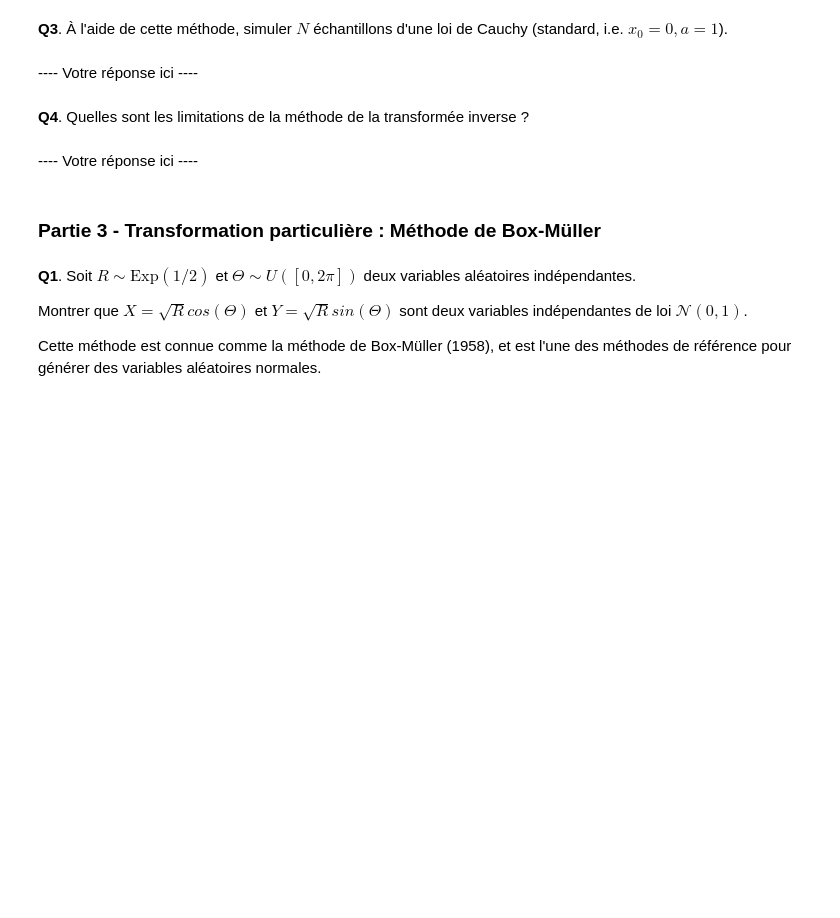
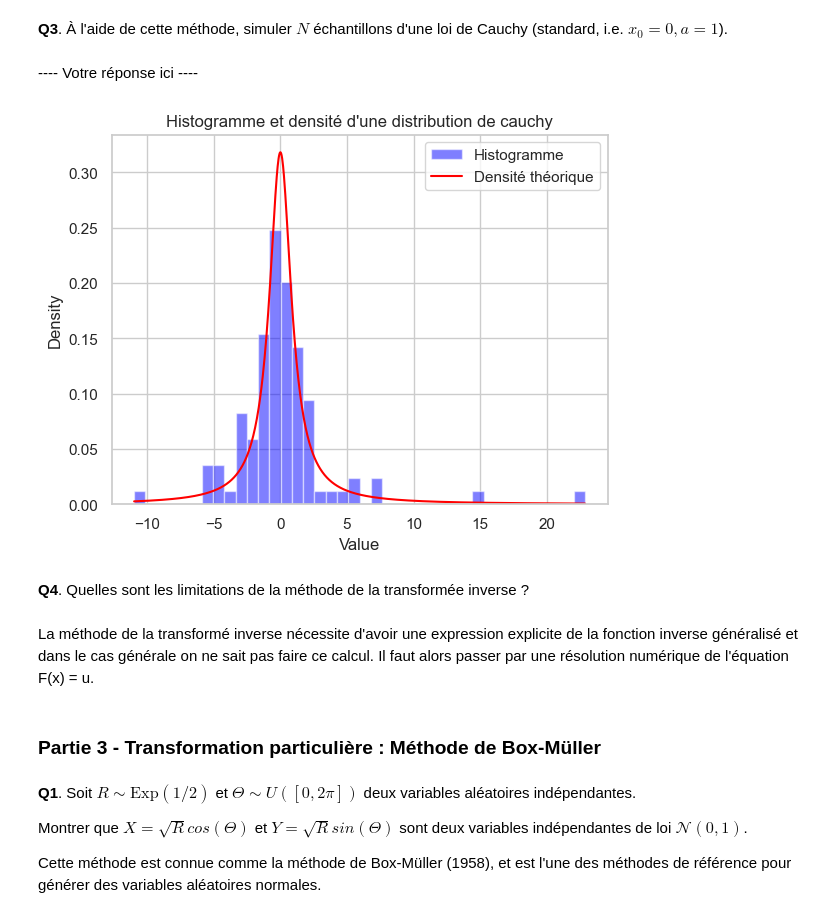
Before and after one commit to jeremdesno/python_sdia, a Jupyter notebook: Estim_stat/tp1a-rv.ipynb, the cells around one changed output. Saved outputs shown, nothing was run; the diff lists cells and outputs as text; code cells hidden in the pictures; blank space fills up the shorter version.

```diff
--- a/Estim_stat/tp1a-rv.ipynb
+++ b/Estim_stat/tp1a-rv.ipynb
@@ -143,13 +162,34 @@ Cela donne donc la méthode de la **transformée inverse** ; Si l'on connait exp
 # %% [markdown]
 ---- Votre réponse ici ----
 # %%
-#####
-### YOUR CODE HERE
-#####
+N = 100
+# Expression de la fonction inverse généralisé d'une variable aléatoire suivant une loi de cauchy standard
+cauchy_inverse = lambda u: np.tan(np.pi*u)
+# Echantillon de loi normale
+L = np.random.rand(N)
+
+L_chauchy = cauchy_inverse(L)
+
+# Theoritical density
+x = np.linspace( np.min(L_chauchy), np.max(L_chauchy), 1000)
+theoretical_density = 1 / (np.pi * (1 + x**2))
+
+plt.hist(L_chauchy, bins=40, density=True, alpha=0.5, color='blue', label='Histogramme')
+
+# Plot the theoretical density as a smooth curve
+plt.plot(x, theoretical_density, color='red', label='Densité théorique')
+
+plt.xlabel('Value')
+plt.ylabel('Density')
+plt.legend()
+plt.title("Histogramme et densité d'une distribution de cauchy")
+plt.show()
+# %% [output]
+[figure, added]
 # %% [markdown]
 **Q4**. Quelles sont les limitations de la méthode de la transformée inverse ?
 # %% [markdown]
----- Votre réponse ici ----
+La méthode de la transformé inverse nécessite d'avoir une expression explicite de la fonction inverse généralisé et dans le cas générale on ne sait pas faire ce calcul. Il faut alors passer par une résolution numérique de l'équation F(x) = u.
 # %% [markdown]
 ### Partie 3 - Transformation particulière : Méthode de Box-Müller
 # %% [markdown]
```
Also changed, not shown: parts of 5 cells of this notebook.
